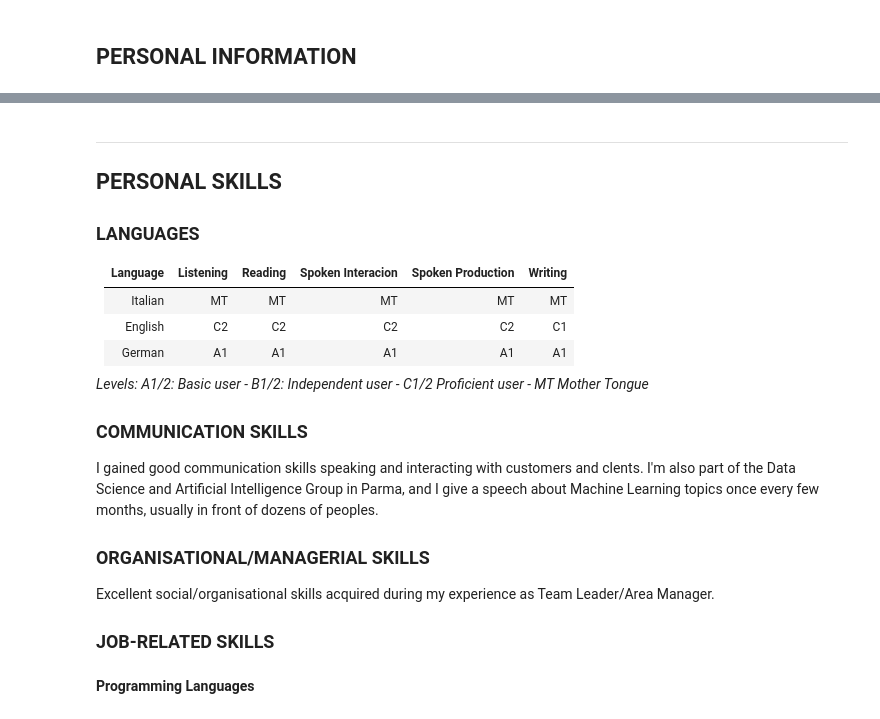
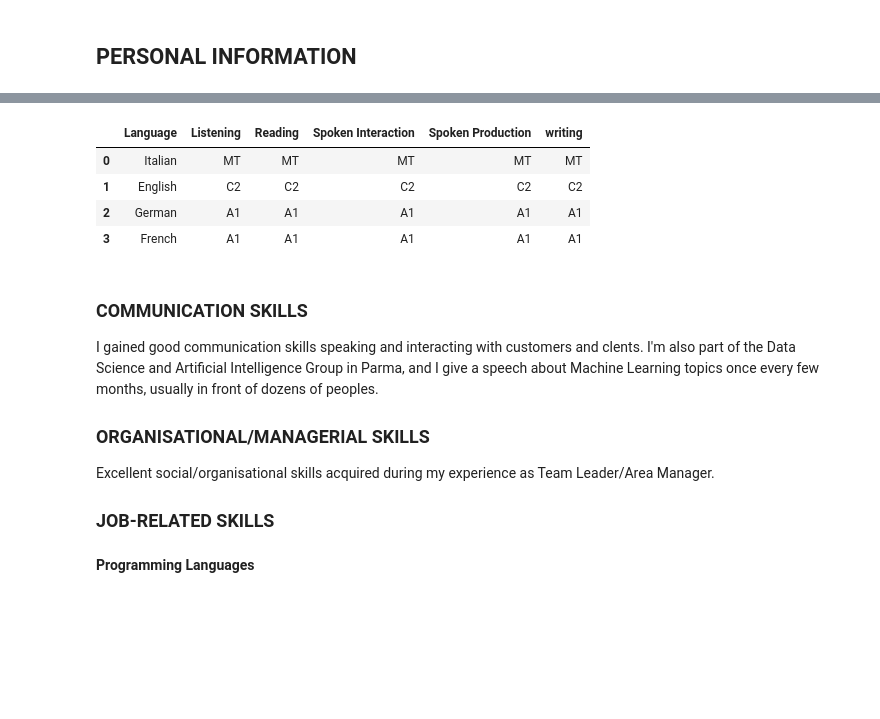
Before and after one commit to lucafon/lucafon.github.io, a Jupyter notebook: CV.ipynb, the cells around one changed output, grey strips where cells are left out. Saved outputs shown, nothing was run; the diff lists cells and outputs as text; code cells hidden in the pictures; blank space fills up the shorter version.

```diff
--- a/CV.ipynb
+++ b/CV.ipynb
@@ -249,16 +259,13 @@ __________________
+# %%
+pd.read_sql_query('SELECT * FROM language', conn)
+# %% [output]
+|  | Language | Listening | Reading | Spoken Interaction | Spoken Production | writing |
+| 0 | Italian | MT | MT | MT | MT | MT |
+| 1 | English | C2 | C2 | C2 | C2 | C2 |
+| 2 | German | A1 | A1 | A1 | A1 | A1 |
+| 3 | French | A1 | A1 | A1 | A1 | A1 |
 # %% [markdown]
-______________
-## PERSONAL SKILLS
-### LANGUAGES
 
-
-| Language | Listening | Reading | Spoken Interacion | Spoken Production | Writing |
-| -------- | --------- | ------- | ----------------- | ----------------- | ------- |
-| Italian | MT | MT | MT | MT| MT |
-| English | C2 | C2 | C2 | C2 | C1 |
-| German | A1 | A1 | A1 | A1 | A1 |
-
-*Levels: A1/2: Basic user - B1/2: Independent user - C1/2 Proficient user - MT Mother Tongue*
 
 ### COMMUNICATION SKILLS
 I gained good communication skills speaking and interacting with customers and clents. I'm also part of the Data Science and Artificial Intelligence Group in Parma, and I give a speech about Machine Learning topics once every few months, usually in front of dozens of peoples.
```
Also changed, not shown: parts of 5 cells of this notebook, 7 other files.
